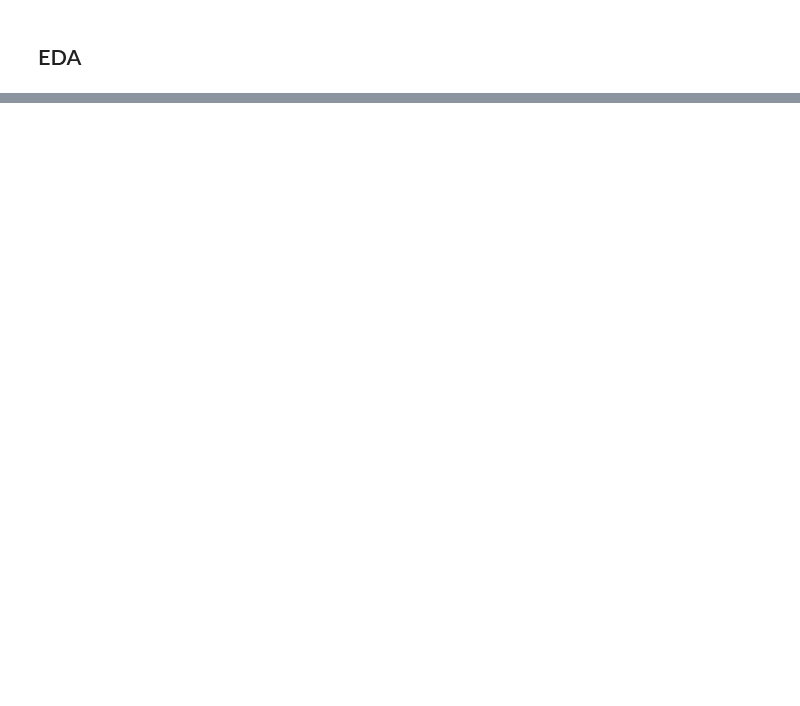
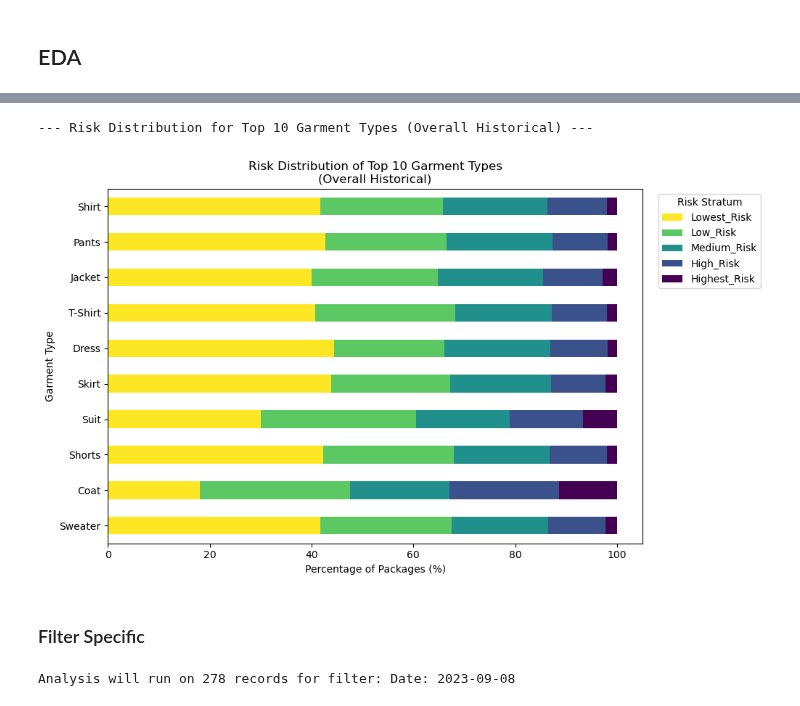
Before and after one commit to uligt/capstone, a Jupyter notebook: EDA/stratification/stratification.ipynb, the cells around one changed output, grey strips where cells are left out. Drawn from its saved outputs; the diff is of its cells as text; code cells hidden in the pictures; blank space fills up the shorter version.

```diff
--- a/EDA/stratification/stratification.ipynb
+++ b/EDA/stratification/stratification.ipynb
@@ -982,0 +461,8 @@ else:
+# %%
+# Analyze garment type risk distribution
+analyze_garment_type_risk_distribution(stratified_df, "Overall Historical")
+# %% [output]
+--- Risk Distribution for Top 10 Garment Types (Overall Historical) ---
+[figure, added]
+# %% [markdown]
+### Filter Specific
@@ -982,0 +479,36 @@ else:
+# %%
+# Applies the filter from Cell 1 and creates `analysis_df` for the next cell.
+
+analysis_df = stratified_df.copy()
+filter_title_part = "Overall"
+
+if 'DateOfReport' in stratified_df.columns:
+    stratified_df['DateOfReport'] = pd.to_datetime(stratified_df['DateOfReport'])
+
+    if filter_by_date:
+        date_obj = pd.to_datetime(filter_by_date)
+        analysis_df = stratified_df[stratified_df['DateOfReport'].dt.date == date_obj.date()]
+        filter_title_part = f"Date: {date_obj.strftime('%Y-%m-%d')}"
+
+    elif filter_by_week:
+        week_obj = pd.to_datetime(filter_by_week)
+        year, week_num, _ = week_obj.isocalendar()
+        analysis_df = stratified_df[
+            (stratified_df['DateOfReport'].dt.isocalendar().year == year) &
+            (stratified_df['DateOfReport'].dt.isocalendar().week == week_num)
+        ]
+        filter_title_part = f"Week: {year}-W{week_num}"
+
+    elif filter_by_month:
+        analysis_df = stratified_df[stratified_df['DateOfReport'].dt.strftime('%Y-%m') == filter_by_month]
+        filter_title_part = f"Month: {filter_by_month}"
+if filter_by_supplier and 'SupplierName' in analysis_df.columns:
+    analysis_df = analysis_df[analysis_df['SupplierName'] == filter_by_supplier]
+    if filter_title_part == "Overall":
+        filter_title_part = f"Supplier: {filter_by_supplier}"
+    else:
+        filter_title_part += f" & Supplier: {filter_by_supplier}"
+
+print(f"Analysis will run on {len(analysis_df)} records for filter: {filter_title_part}")
+# %% [output]
+Analysis will run on 278 records for filter: Date: 2023-09-08
```
Also changed, not shown: parts of 44 cells of this notebook.
